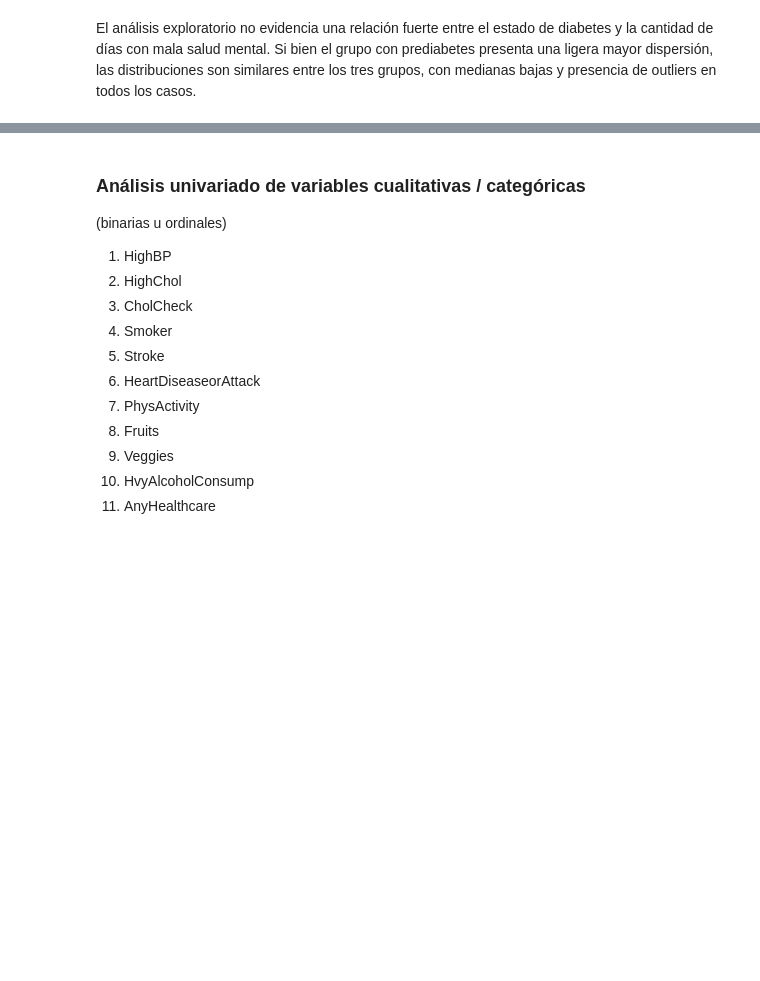
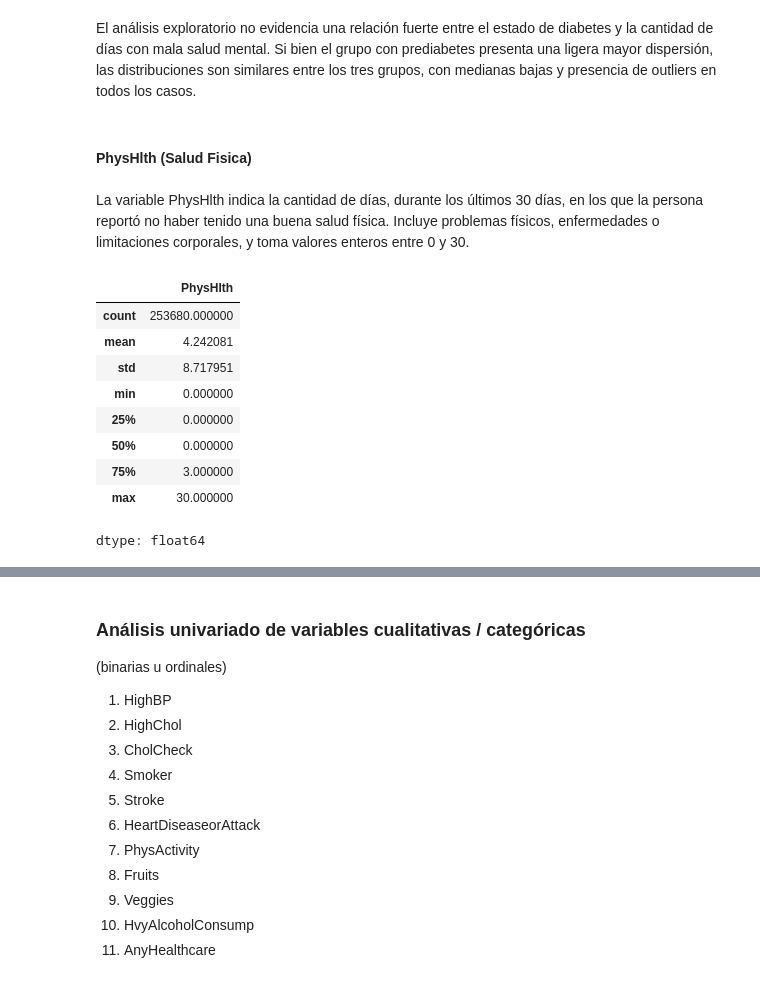
Before and after one commit to sebas-serrano/Diabetes_Health_Indicators, a Jupyter notebook: notebooks/Diabetes_Health_Indicators.ipynb, the cells around one changed output, grey strips where cells are left out. Saved outputs shown, nothing was run; the diff lists cells and outputs as text; code cells hidden in the pictures; blank space fills up the shorter version.

```diff
--- a/notebooks/Diabetes_Health_Indicators.ipynb
+++ b/notebooks/Diabetes_Health_Indicators.ipynb
@@ -310,3 +310,20 @@ plt.show()
 # %% [markdown]
 El análisis exploratorio no evidencia una relación fuerte entre el estado de diabetes y la cantidad de días con mala salud mental.
 Si bien el grupo con prediabetes presenta una ligera mayor dispersión, las distribuciones son similares entre los tres grupos, con medianas bajas y presencia de outliers en todos los casos.
+# %% [markdown]
+#### **PhysHlth (Salud Fisica)**
+# %% [markdown]
+La variable PhysHlth indica la cantidad de días, durante los últimos 30 días, en los que la persona reportó no haber tenido una buena salud física. Incluye problemas físicos, enfermedades o limitaciones corporales, y toma valores enteros entre 0 y 30.
+# %%
+df_multi['PhysHlth'].describe()
+# %% [output]
+|  | PhysHlth |
+| count | 253680.000000 |
+| mean | 4.242081 |
+| std | 8.717951 |
+| min | 0.000000 |
+| 25% | 0.000000 |
+| 50% | 0.000000 |
+| 75% | 3.000000 |
+| max | 30.000000 |
+dtype: float64
```
Also changed, not shown: parts of 1 cell of this notebook.
